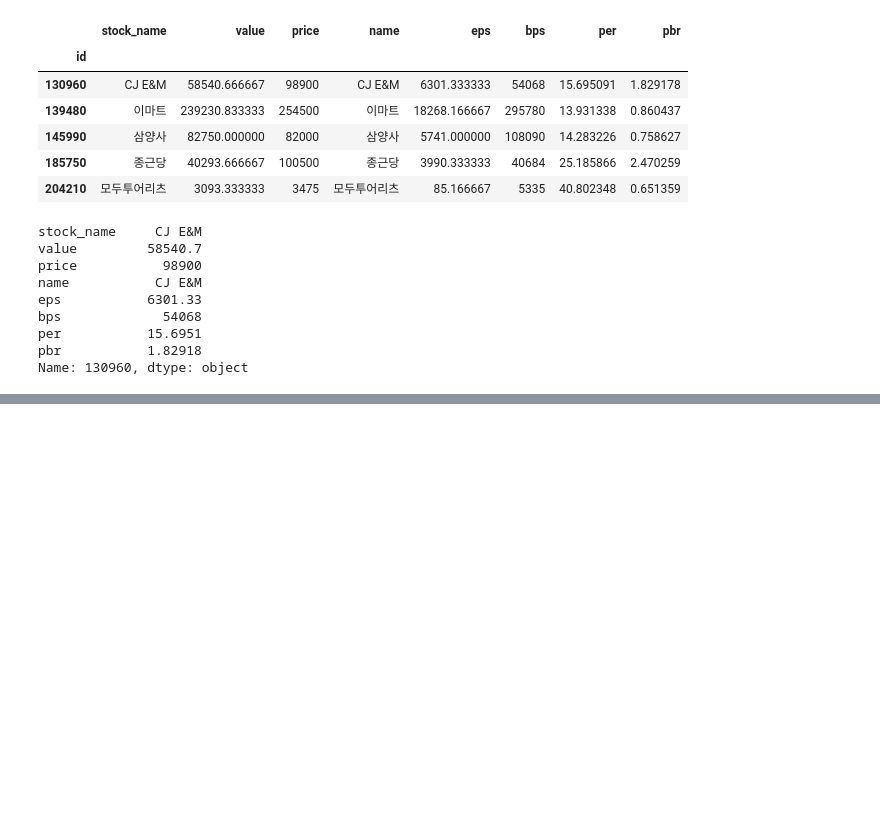
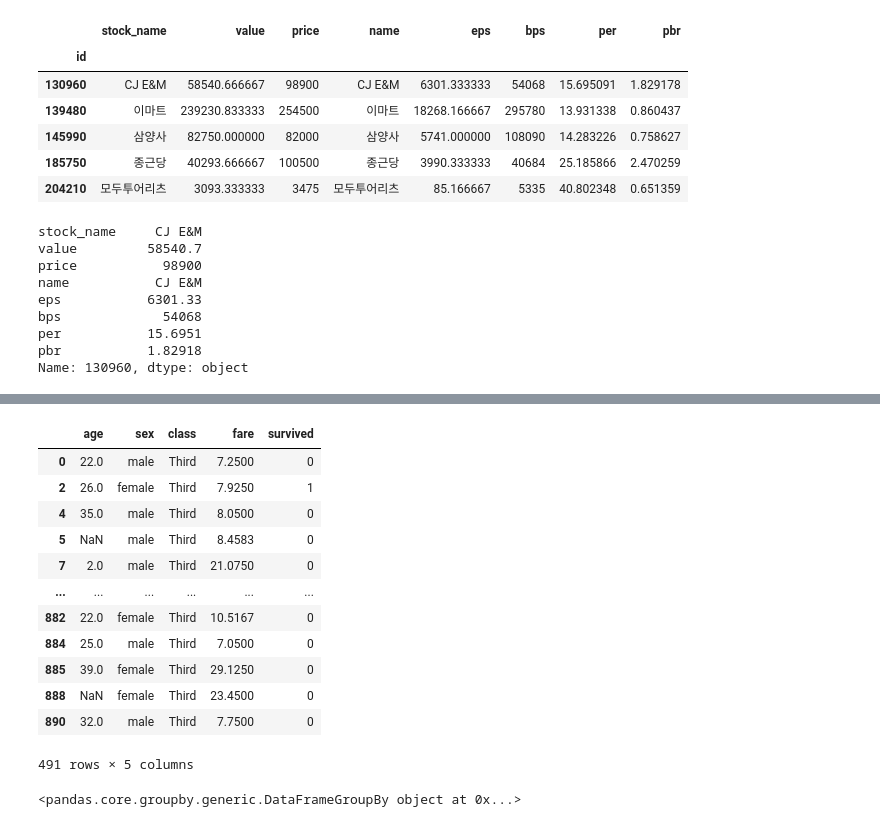
Before and after one commit to Supreme-YS/TIL, a Jupyter notebook: Data_Analysis/Pandas[03].ipynb, the cells around one changed output, grey strips where cells are left out. Saved outputs shown, nothing was run; the diff lists cells and outputs as text; code cells hidden in the pictures; blank space fills up the shorter version.

```diff
--- a/Data_Analysis/Pandas[03].ipynb
+++ b/Data_Analysis/Pandas[03].ipynb
@@ -903,0 +989,6 @@ Name: 130960, dtype: object
+# %%
+row_data = sns.load_dataset('titanic', engine='python')
+# %%
+sub_row_data_01 = row_data.loc[: , ['age', 'sex', 'class', 'fare', 'survived']]
+sub_row_data_02 = row_data[['age', 'sex', 'class', 'fare', 'survived']]
+sub_row_data_02.info()
@@ -903,0 +1024,5 @@ Name: 130960, dtype: object
+# %%
+# class 열을 기준으로 분할
+
+class_grp = sub_row_data_02.groupby(['class']) # 의미 : 선실의 등급에 따른 데이터로 나눔.
+class_grp
@@ -903,0 +1063,24 @@ Name: 130960, dtype: object
+# %%
+class_grp_third = class_grp.get_group('Third')
+class_grp_third
+# %% [output]
+|  | age | sex | class | fare | survived |
+| 0 | 22.0 | male | Third | 7.2500 | 0 |
+| 2 | 26.0 | female | Third | 7.9250 | 1 |
+| 4 | 35.0 | male | Third | 8.0500 | 0 |
+| 5 | NaN | male | Third | 8.4583 | 0 |
+| 7 | 2.0 | male | Third | 21.0750 | 0 |
+| ... | ... | ... | ... | ... | ... |
+| 882 | 22.0 | female | Third | 10.5167 | 0 |
+| 884 | 25.0 | male | Third | 7.0500 | 0 |
+| 885 | 39.0 | female | Third | 29.1250 | 0 |
+| 888 | NaN | female | Third | 23.4500 | 0 |
+| 890 | 32.0 | male | Third | 7.7500 | 0 |
+491 rows × 5 columns
+# %%
+# class 열과 sex를 기준으로 분할
+# 선실등급에 따른 성별 분할
+class_sex_grp = sub_row_data_02.groupby(['class', 'sex'])
+class_sex_grp
+# %% [output]
+<pandas.core.groupby.generic.DataFrameGroupBy object at 0x...>
```
Also changed, not shown: parts of 18 cells of this notebook.
